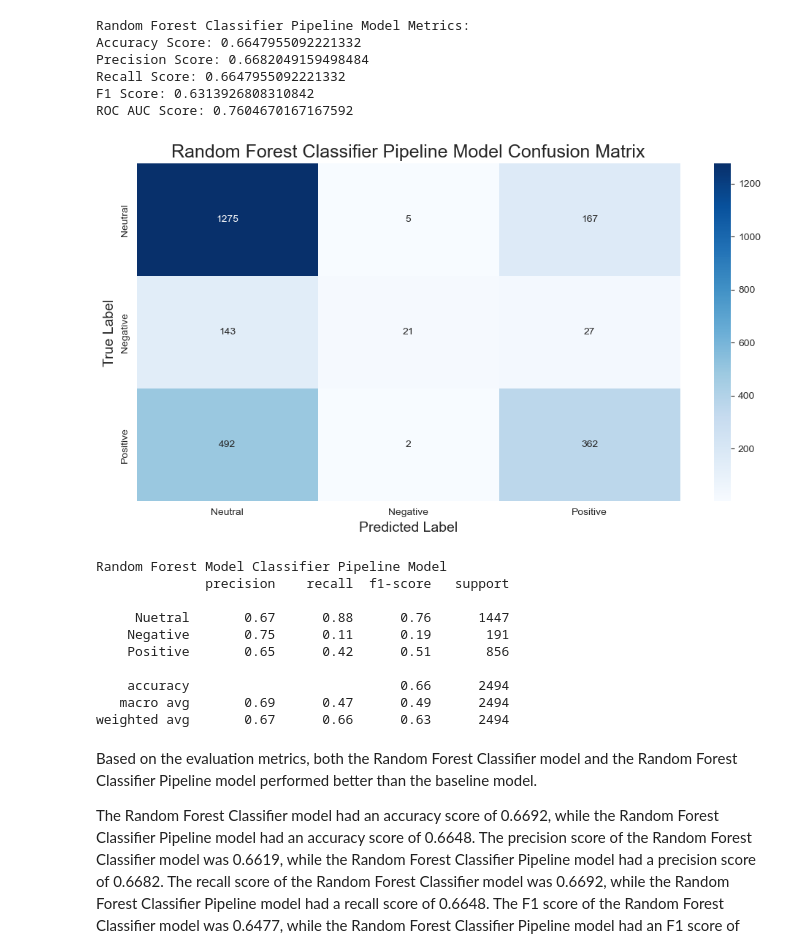
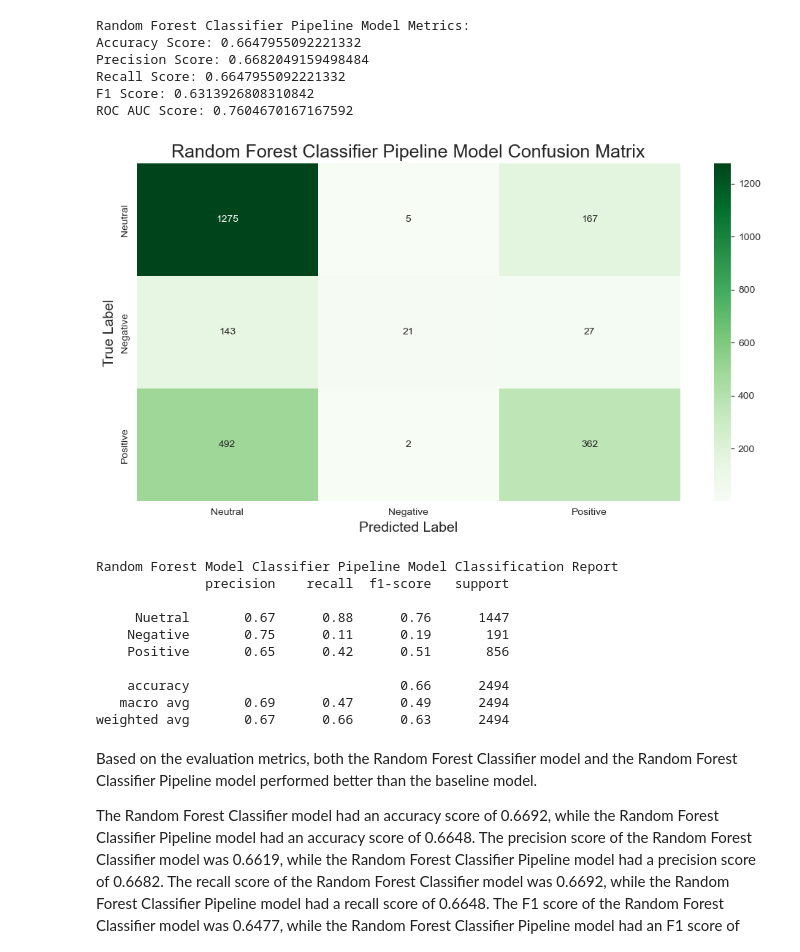
Before and after one commit to Bywani/AG_Sentiment_Analysis, a Jupyter notebook: Apple-Google Sentiment Analyzer.ipynb, the cells around one changed output. Cells and saved outputs as stored; diff of their text form; code cells hidden in the pictures.

Commit message:
Added more models

```diff
--- a/Apple-Google Sentiment Analyzer.ipynb
+++ b/Apple-Google Sentiment Analyzer.ipynb
@@ -862,25 +876,25 @@ ROC AUC Score: 0.7604670167167592
 # %%
 # Create confusion matrix
 cm = confusion_matrix(y_test, rfc_pipe_pred)
 
 # Plot the confusion matrix
 plt.figure(figsize = (12, 6))
-sns.heatmap(cm, annot = True, fmt = 'd', cmap = 'Blues', xticklabels = ['Neutral', 'Negative', 'Positive'],
+sns.heatmap(cm, annot = True, fmt = 'd', cmap = 'Greens', xticklabels = ['Neutral', 'Negative', 'Positive'],
            yticklabels = ['Neutral', 'Negative', 'Positive'])
 
 plt.title('Random Forest Classifier Pipeline Model Confusion Matrix', fontsize = 18)
 plt.xlabel('Predicted Label', fontsize = 14)
 plt.ylabel('True Label', fontsize = 14)
 plt.show()
 
 
 # Print the classification report for the Random Forest model
 target_names = ['Nuetral', 'Negative', 'Positive']
-print('\nRandom Forest Model Classifier Pipeline Model')
+print('\nRandom Forest Model Classifier Pipeline Model Classification Report')
 print(classification_report(y_test, rfc_pipe_pred, target_names = target_names))
 # %% [output]
-[figure, old version]
+[figure, new version]
-Random Forest Model Classifier Pipeline Model
+Random Forest Model Classifier Pipeline Model Classification Report
               precision    recall  f1-score   support
 
      Nuetral       0.67      0.88      0.76      1447
```
Also changed, not shown: parts of 38 cells of this notebook.
